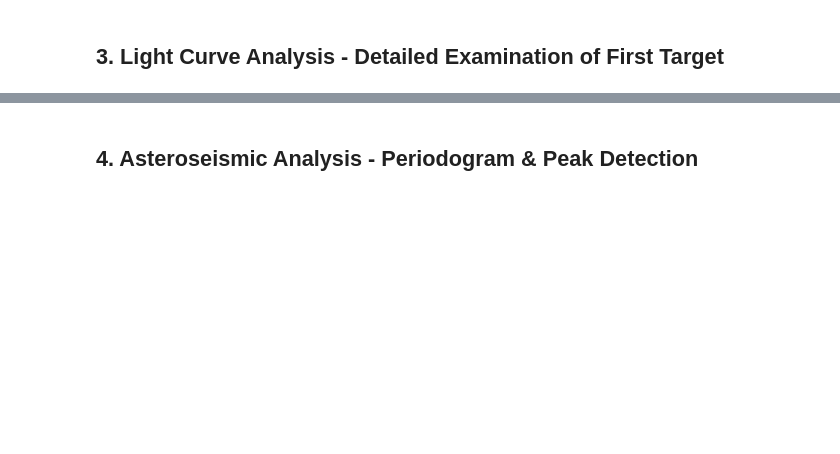
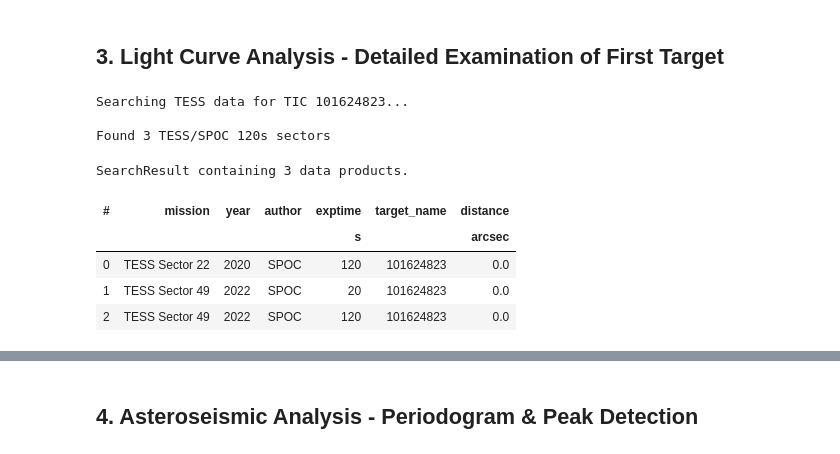
Before and after one commit to ak3sit0/roAp-oscilation-analysis, a Jupyter notebook: notebooks/main.ipynb, the cells around one changed output, grey strips where cells are left out. Drawn from its saved outputs; the diff is of its cells as text; code cells hidden in the pictures; blank space fills up the shorter version.

```diff
--- a/notebooks/main.ipynb
+++ b/notebooks/main.ipynb
@@ -76,13 +87,24 @@ for tic in target_ids:
 # %%
 # Examine first target in detail
 first_target = target_ids[0]
+first_target_safe = first_target.replace(' ', '_')  # safe for filenames
 print(f"Searching TESS data for {first_target}...\n")
 
 # Query TESS
 search = lk.search_lightcurve(first_target, mission="TESS", author="SPOC", exptime="120")
 print(f"Found {len(search)} TESS/SPOC 120s sectors")
 search.show_in_browser = False  # Disable browser output
 search
+# %% [output]
+Searching TESS data for TIC 101624823...
+
+Found 3 TESS/SPOC 120s sectors
+SearchResult containing 3 data products.
+| # | mission | year | author | exptime | target_name | distance |
+|  |  |  |  | s |  | arcsec |
+| 0 | TESS Sector 22 | 2020 | SPOC | 120 | 101624823 | 0.0 |
+| 1 | TESS Sector 49 | 2022 | SPOC | 20 | 101624823 | 0.0 |
+| 2 | TESS Sector 49 | 2022 | SPOC | 120 | 101624823 | 0.0 |
 # %%
 # Download and prepare light curves
 print(f"Downloading light curves for {first_target}...")
```
Also changed, not shown: parts of 11 cells of this notebook, 6 other files.
